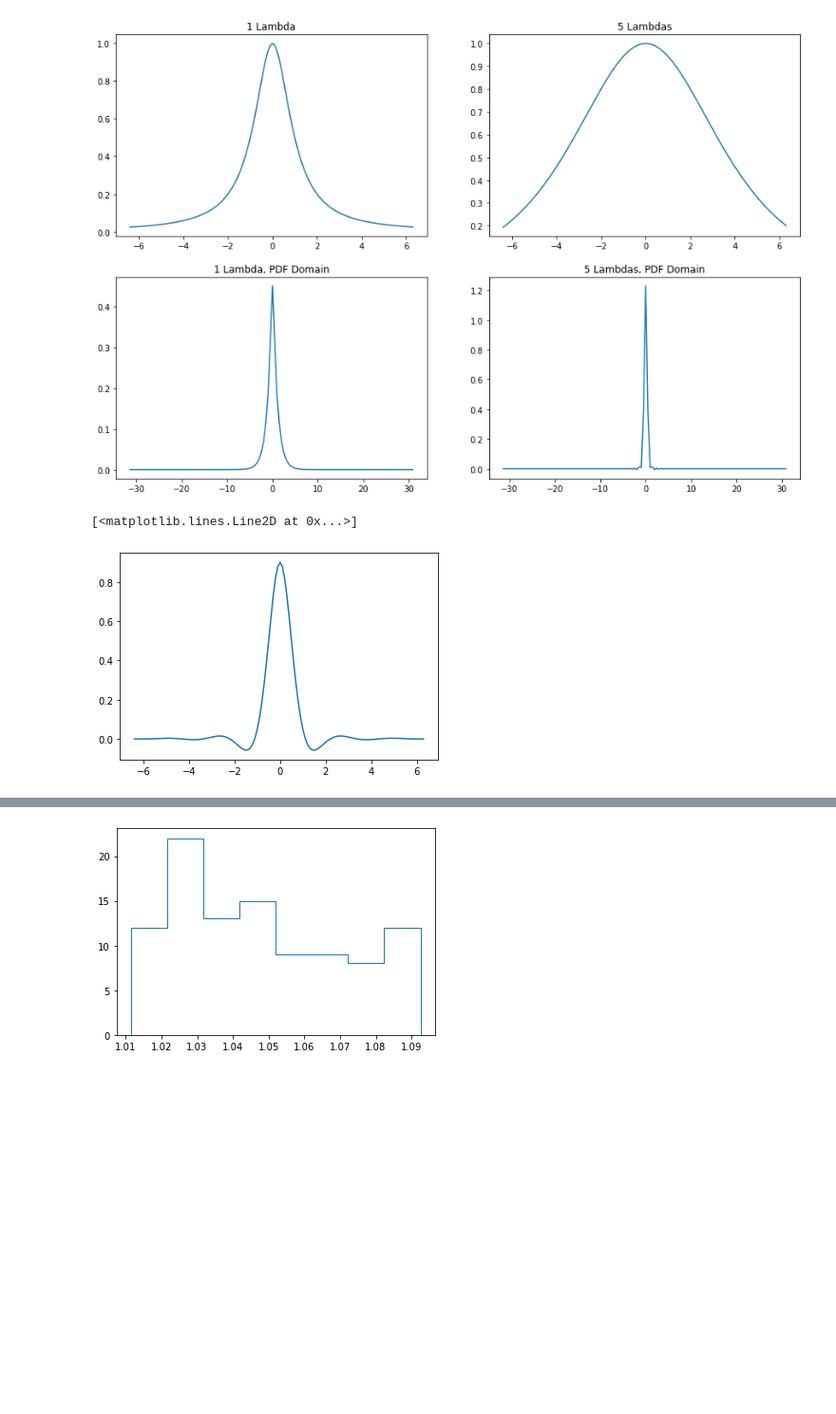
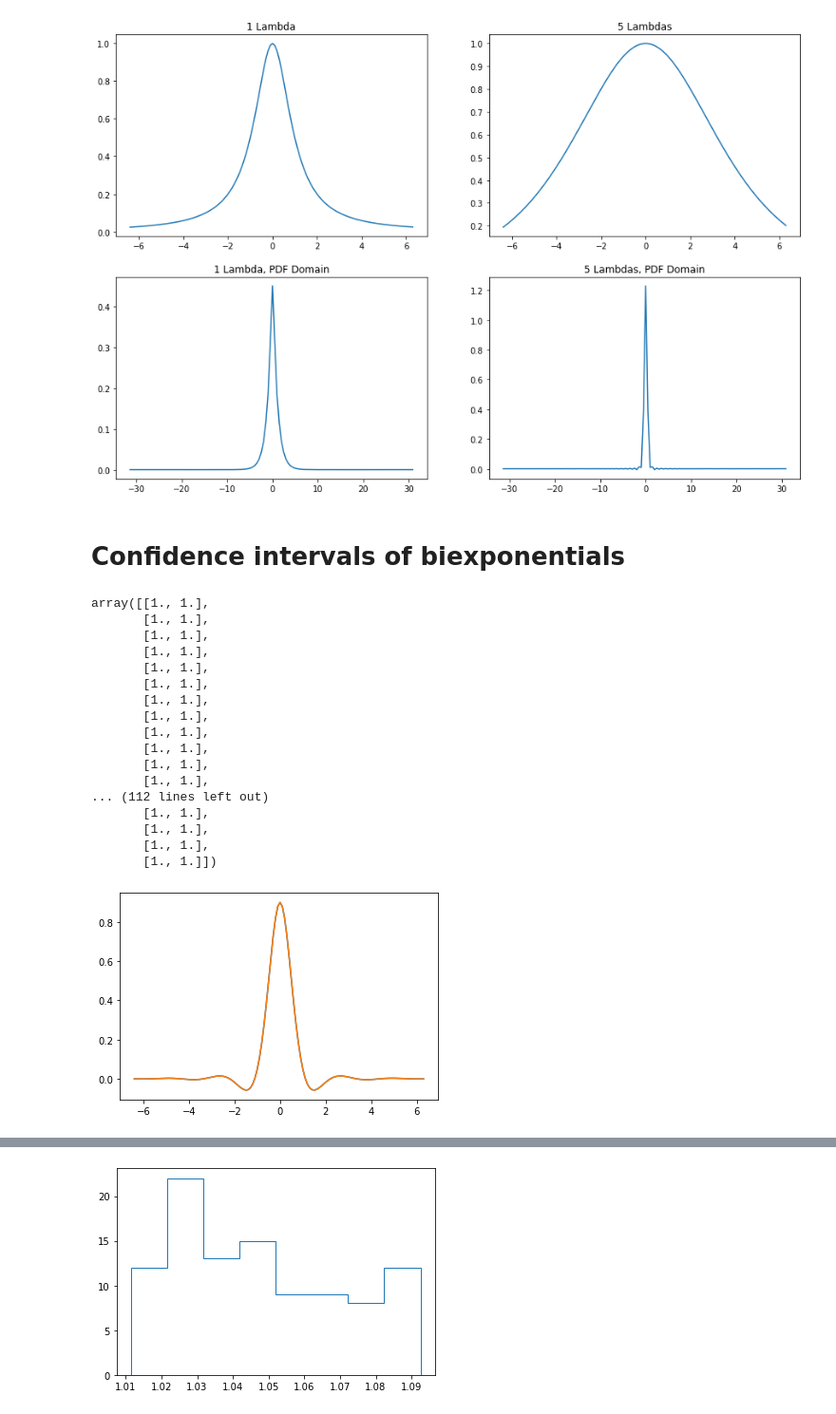
Before and after one commit to jlcbrown/FFT_hypoexp_comp, a Jupyter notebook: FFT_computation_testing.ipynb, the cells around one changed output, grey strips where cells are left out. Shown at 95% size. Drawn from its saved outputs; the diff is of its cells as text; code cells hidden in the pictures; blank space fills up the shorter version.

```diff
--- a/FFT_computation_testing.ipynb
+++ b/FFT_computation_testing.ipynb
@@ -267,16 +268,43 @@ Trapezoidal rule of var of 1 Lambda case is (1.9999988534701918+3.30528759615411
 Trapezoidal rule of 5 Lambda case is (0.9999999913131489+4.770489558936235e-18j)
 Trapezoidal rule of var of 5 Lambda case is (0.11707724075205701+4.627977376372953e-16j)
 [figure]
+# %% [markdown]
+# Confidence intervals of biexponentials
 # %%
 def conf_integ(t, lams, x0=2 * np.sqrt(2), norm='z-score'):
     integ = bihyp_exp_cf(t, lams, norm=norm) * sinc(x0 * t / np.pi) * x0 / np.pi
     return(integ)
 
 t = np.arange(-6.4, 6.4, 0.1)
-plt.plot(t, conf_integ(t, np.ones(1)))
+integ = []
+for t_use in t:
+    integ.append(conf_integ(t_use, np.ones([1, 2])))
+plt.plot(t, integ)
+
+new_integ = []
+for t_use in t:
+    new_integ.append(conf_integ(t_use, np.ones([1, 1])))
+
+np.array(new_integ) / np.array(integ)
 # %% [output]
-[<matplotlib.lines.Line2D at 0x...>]
+array([[1., 1.],
+       [1., 1.],
+       [1., 1.],
+       [1., 1.],
+       [1., 1.],
+       [1., 1.],
+       [1., 1.],
+       [1., 1.],
+       [1., 1.],
+       [1., 1.],
+       [1., 1.],
+       [1., 1.],
+... (112 lines left out)
+       [1., 1.],
+       [1., 1.],
+       [1., 1.],
+       [1., 1.]])
-[figure, old version]
+[figure, new version]
 # %%
 def get_cdf(lams):
 
```
Also changed, not shown: parts of 11 cells of this notebook.
